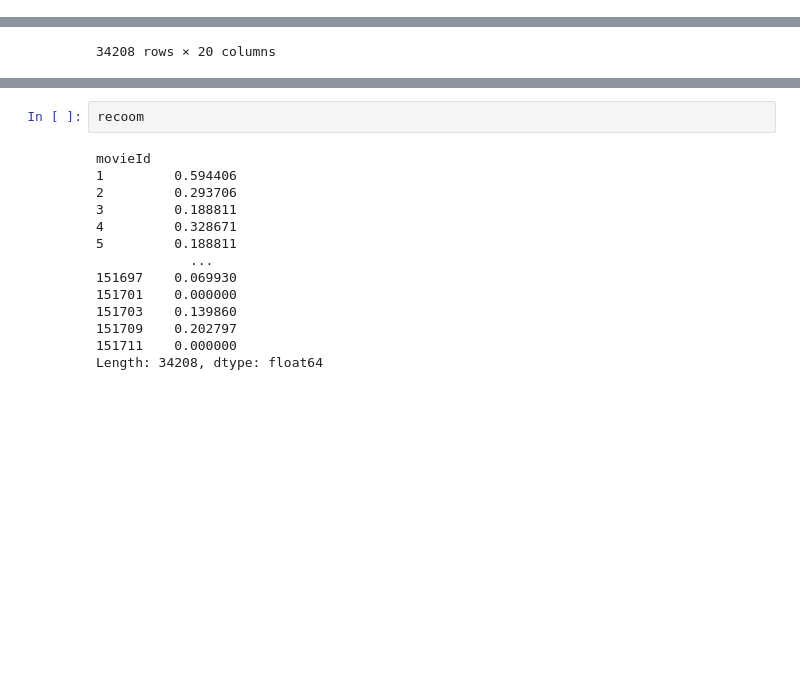
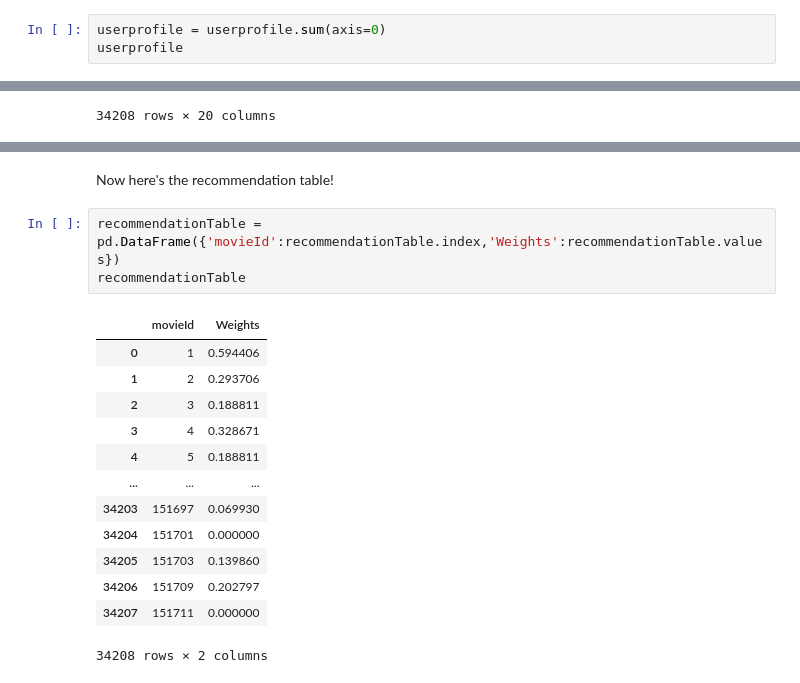
Before and after one commit to aitezazakhtar/ContentBased-RecommenderSystems, a Jupyter notebook: ContentBased-RecommenderSystems.ipynb, the cells around one changed output, grey strips where cells are left out. Drawn from its saved outputs; the diff is of its cells as text; blank space fills up the shorter version.

```diff
--- a/ContentBased-RecommenderSystems.ipynb
+++ b/ContentBased-RecommenderSystems.ipynb
@@ -395,0 +164,3 @@ for i in range(len(u)):
+# %%
+userprofile = userprofile.sum(axis=0)
+userprofile
@@ -415,16 +294,19 @@ recoom = genretable.sum(axis=1)
-# %%
-recoom
-# %% [output]
-movieId
-1         0.594406
-2         0.293706
-3         0.188811
-4         0.328671
-5         0.188811
-            ...
-151697    0.069930
-151701    0.000000
-151703    0.139860
-151709    0.202797
-151711    0.000000
-Length: 34208, dtype: float64
+# %% [markdown]
+Now here's the recommendation table!
+# %%
+recommendationTable = pd.DataFrame({'movieId':recommendationTable.index,'Weights':recommendationTable.values})
+recommendationTable
+# %% [output]
+|  | movieId | Weights |
+| 0 | 1 | 0.594406 |
+| 1 | 2 | 0.293706 |
+| 2 | 3 | 0.188811 |
+| 3 | 4 | 0.328671 |
+| 4 | 5 | 0.188811 |
+| ... | ... | ... |
+| 34203 | 151697 | 0.069930 |
+| 34204 | 151701 | 0.000000 |
+| 34205 | 151703 | 0.139860 |
+| 34206 | 151709 | 0.202797 |
+| 34207 | 151711 | 0.000000 |
+34208 rows × 2 columns
```
Also changed, not shown: parts of 56 cells of this notebook.
